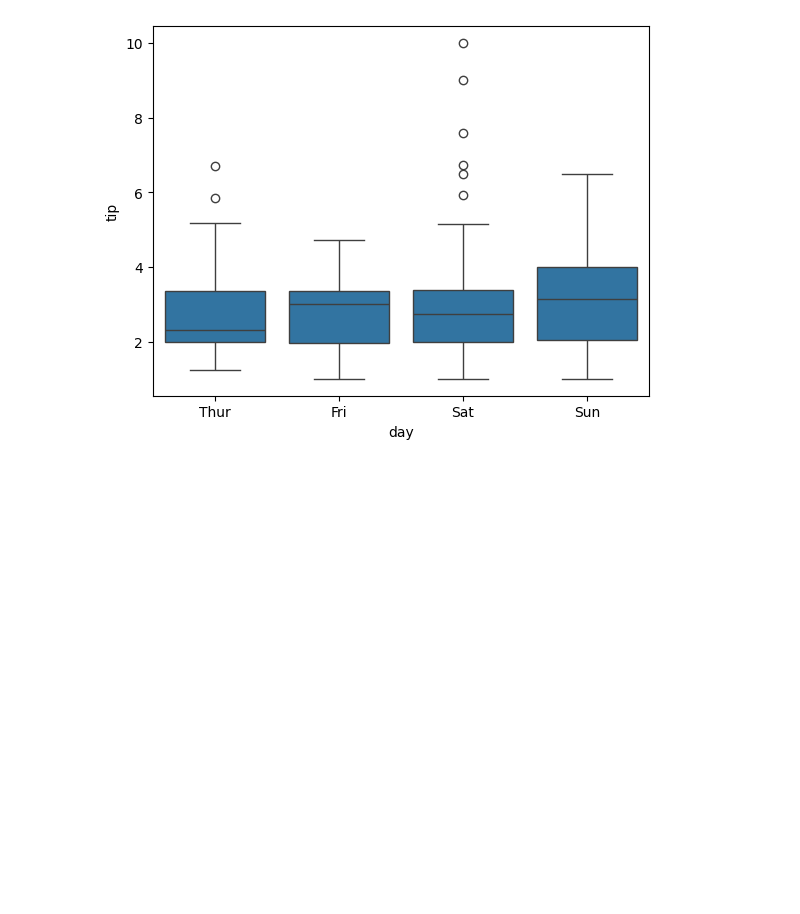
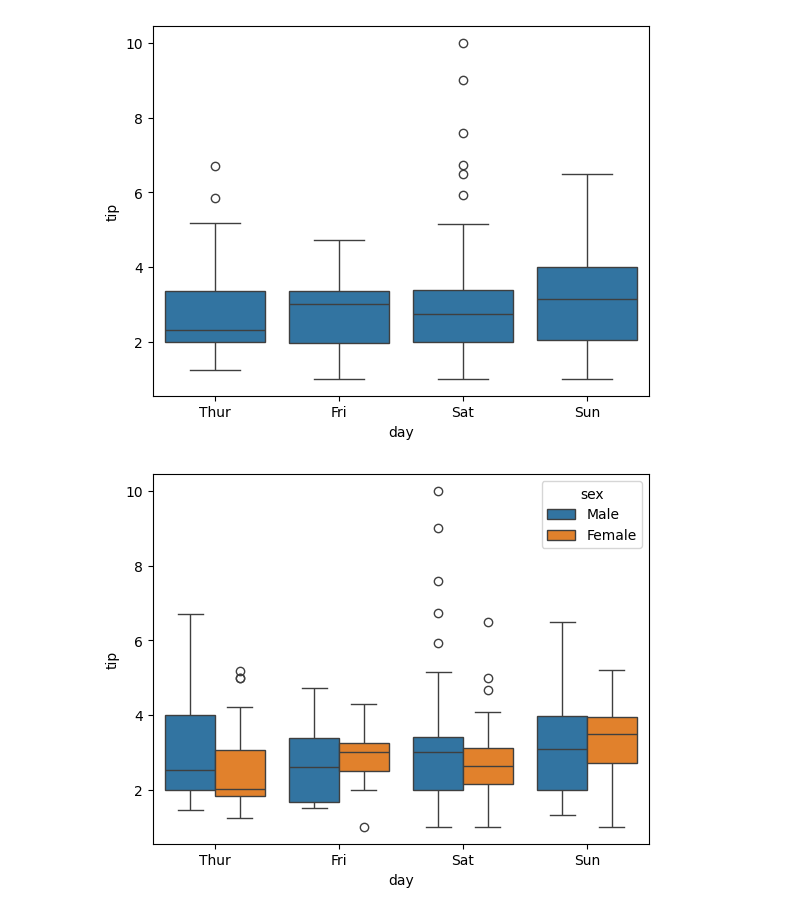
Before and after one commit to rogerloop/03_Especialitzacio, a Jupyter notebook: Sprint_11_ Visualització_Dades_Python_PowerBI/Practicas/2026-05-27_Graficos_Joan.ipynb, the cells around one changed output. Saved outputs shown, nothing was run; the diff lists cells and outputs as text; code cells hidden in the pictures; blank space fills up the shorter version.

```diff
--- a/Sprint_11_ Visualització_Dades_Python_PowerBI/Practicas/2026-05-27_Graficos_Joan.ipynb
+++ b/Sprint_11_ Visualització_Dades_Python_PowerBI/Practicas/2026-05-27_Graficos_Joan.ipynb
@@ -131,3 +131,6 @@ sns.boxplot(df, x="day", y="tip");
 [figure]
 # %%
 # > 2 Var
+sns.boxplot(df, x="day", y="tip", hue ="sex");
+# %% [output]
+[figure, added]
```
Also changed, not shown: parts of 5 cells of this notebook.
